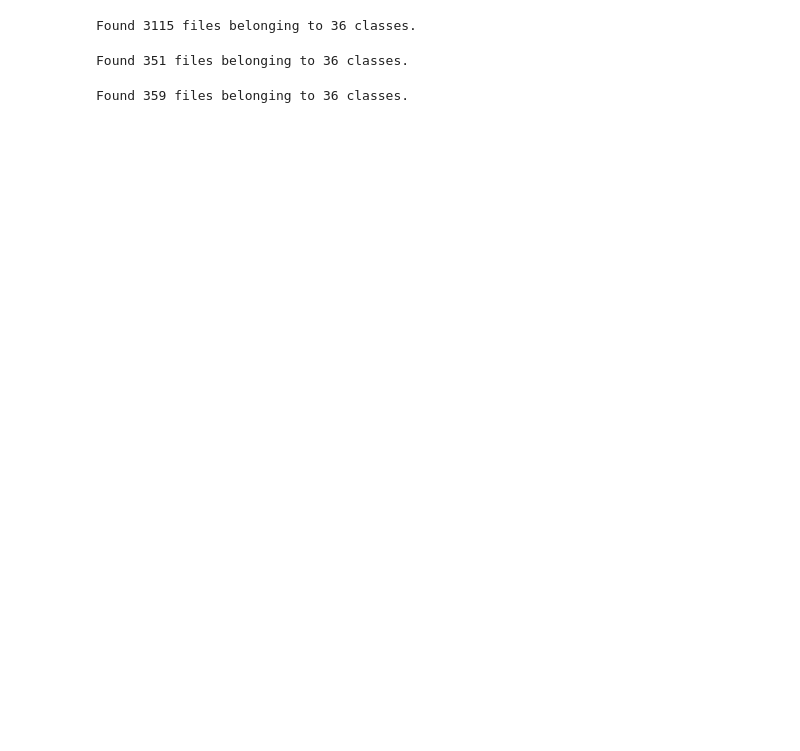
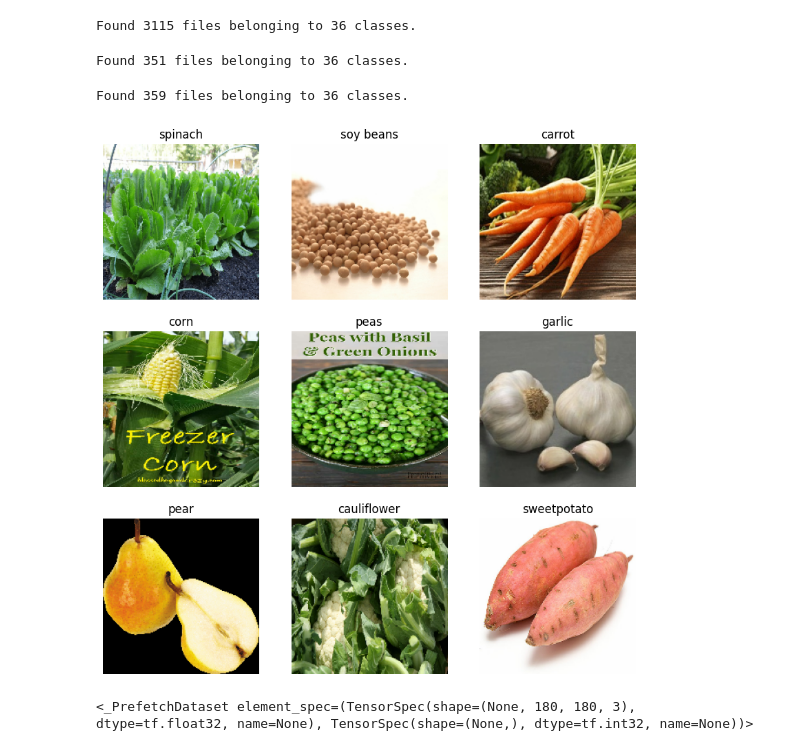
Before and after one commit to KCDasanayaka/Image_Classification, a Jupyter notebook: image_Class_Model.ipynb, the cells around one changed output. Cells and saved outputs as stored; diff of their text form; code cells hidden in the pictures; blank space fills up the shorter version.

```diff
--- a/image_Class_Model.ipynb
+++ b/image_Class_Model.ipynb
@@ -41,3 +41,13 @@ data_test = tf.keras.utils.image_dataset_from_directory(data_test_path,
                                                         validation_split=False)
 # %% [output]
 Found 359 files belonging to 36 classes.
+# %%
+plt.figure(figsize=(10,10))
+for image, labels in data_train.take(1):
+    for i in range(9):
+        plt.subplot(3,3,i+1)
+        plt.imshow(image[i].numpy().astype('uint8'))
+        plt.title(data_cat[labels[i]])
+        plt.axis('off')
+# %% [output]
+[figure, added]
@@ -43,0 +56,4 @@ Found 359 files belonging to 36 classes.
+# %%
+data_train
+# %% [output]
+<_PrefetchDataset element_spec=(TensorSpec(shape=(None, 180, 180, 3), dtype=tf.float32, name=None), TensorSpec(shape=(None,), dtype=tf.int32, name=None))>
```
Also changed, not shown: parts of 3 cells of this notebook.
